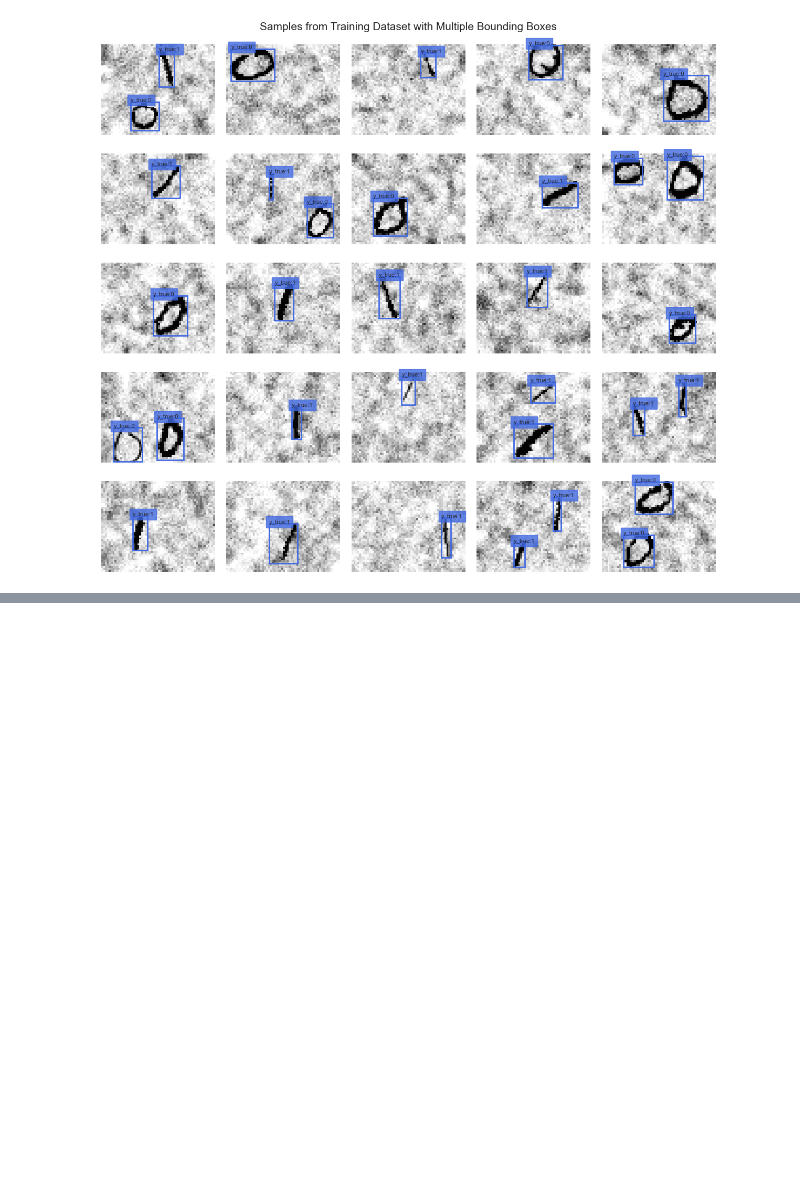
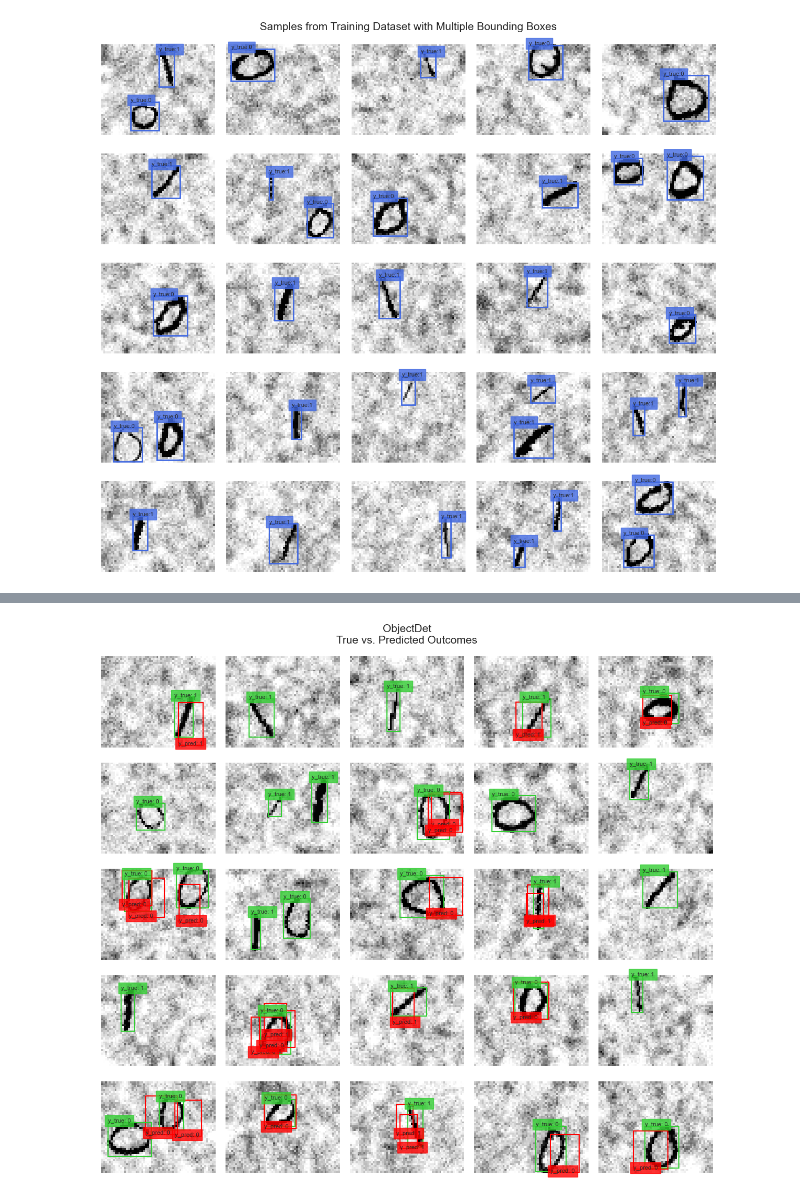
Before and after one commit to kuimetra/deep_learning, a Jupyter notebook: Project 2/main.ipynb, the cells around one changed output, grey strips where cells are left out. Cells and saved outputs as stored; diff of their text form; code cells hidden in the pictures; blank space fills up the shorter version.

Commit message:
object detection predictions plot

```diff
--- a/Project 2/main.ipynb
+++ b/Project 2/main.ipynb
@@ -951,7 +952,10 @@ class ObjectDet(nn.Module):
         x = F.relu(self.conv3(x))
         x = self.pool2(x)
         x = self.conv4(x)
-        return x
+
+        # outputs has a shape of [batch_size, 7, 2, 3] = [batch_size, channels, grid_height, grid_width]
+        # we want to transform it to [batch_size, 2, 3, 7], (to match targets)
+        return x.permute(0, 2, 3, 1)
 # %%
 def detection_loss_fn(y_pred, y_true, H_out=2, W_out=3):
     total_loss = 0
@@ -960,18 +964,18 @@ def detection_loss_fn(y_pred, y_true, H_out=2, W_out=3):
     for h in range(H_out):
         for w in range(W_out):
             # select the predictions and true values for the current cell across the entire batch
-            pred = y_pred[:, h, w, :]  # shape: [batch_size, C+5]
-            true = y_true[:, h, w, :]  # shape: [batch_size, C+5]
+            pred = y_pred[:, h, w, :]  # [N, C+5]
+            true = y_true[:, h, w, :]  # [N, 6]
 
             # calculate the object localization loss for the current cell across the entire batch
-            loss = object_localization_loss(pred, true)
+            loss = localization_loss_fn(pred, true)
 
             # accumulate the loss
             total_loss += loss
 
     return total_loss
 # %%
-def train_object_detection(model, optimizer, data_loader, epochs=10):
+def object_detection_train(model, optimizer, data_loader, epochs=10):
     model.train()
 
     for epoch in range(1, epochs + 1):
@@ -984,10 +988,6 @@ def train_object_detection(model, optimizer, data_loader, epochs=10):
             optimizer.zero_grad()
             # forward pass
             outputs = model(images)
-
-            # outputs has a shape of [batch_size, 7, 2, 3] = [batch_size, channels, grid_height, grid_width]
-            # we want to transform it to [batch_size, 2, 3, 7], (to match targets)
-            outputs = outputs.permute(0, 2, 3, 1)
 
             # calculate loss
             loss = detection_loss_fn(outputs, labels)
@@ -1005,5 +1005,5 @@ def train_object_detection(model, optimizer, data_loader, epochs=10):
 # %%
 ObjectDet_model = ObjectDet().to(device)
 optimizer = torch.optim.Adam(ObjectDet_model.parameters(), lr=0.001)
-train_object_detection(ObjectDet_model, optimizer, detection_train_loader)
+object_detection_train(ObjectDet_model, optimizer, detection_train_loader)
 # %% [output]
@@ -1019,0 +1069,4 @@ train_object_detection(ObjectDet_model, optimizer, detection_train_loader)
+# %%
+plot_det_model_predictions(ObjectDet_model, detection_train, "ObjectDet")
+# %% [output]
+[figure, added]
```
Also changed, not shown: parts of 10 cells of this notebook.
